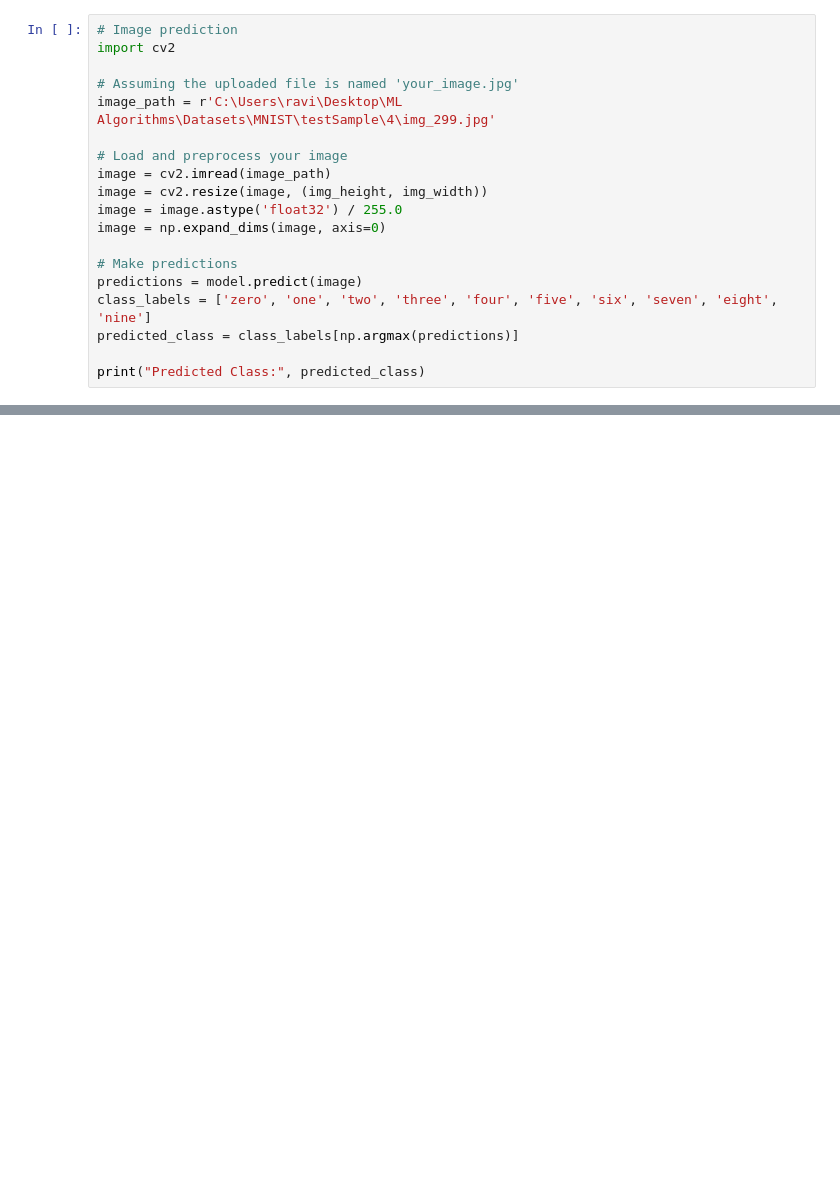
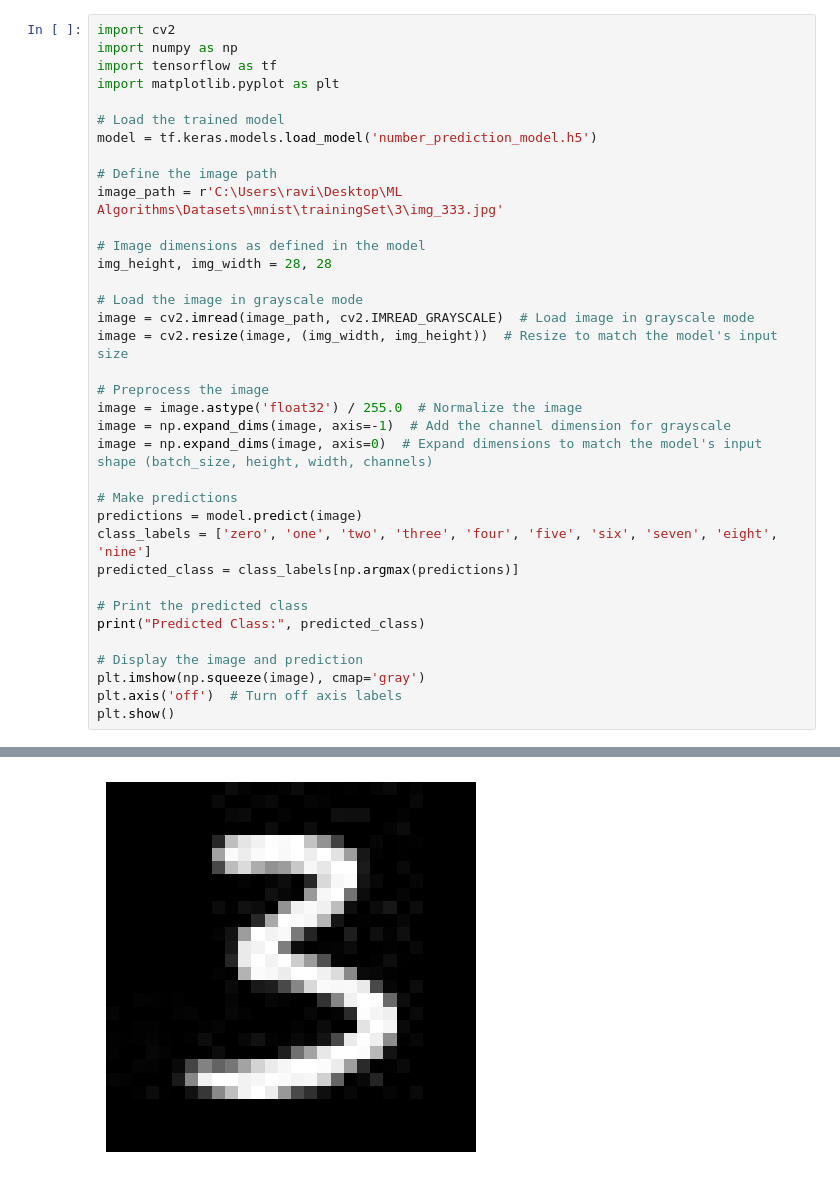
Before and after one commit to ravigitX/ML-Algorithms, a Jupyter notebook: Deep_Learning/CNNcustomized.ipynb, the cells around one changed output, grey strips where cells are left out. Saved outputs shown, nothing was run; the diff lists cells and outputs as text; blank space fills up the shorter version.

```diff
--- a/Deep_Learning/CNNcustomized.ipynb
+++ b/Deep_Learning/CNNcustomized.ipynb
@@ -145,20 +145,37 @@ WARNING:absl:Compiled the loaded model, but the compiled metrics have yet to be
 # %%
-# Image prediction
 import cv2
+import numpy as np
+import tensorflow as tf
+import matplotlib.pyplot as plt
 
-# Assuming the uploaded file is named 'your_image.jpg'
-image_path = r'C:\Users\ravi\Desktop\ML Algorithms\Datasets\MNIST\testSample\4\img_299.jpg'
+# Load the trained model
+model = tf.keras.models.load_model('number_prediction_model.h5')
 
-# Load and preprocess your image
-image = cv2.imread(image_path)
-image = cv2.resize(image, (img_height, img_width))
-image = image.astype('float32') / 255.0
-image = np.expand_dims(image, axis=0)
+# Define the image path
+image_path = r'C:\Users\ravi\Desktop\ML Algorithms\Datasets\mnist\trainingSet\3\img_333.jpg'
+
+# Image dimensions as defined in the model
+img_height, img_width = 28, 28
+
+# Load the image in grayscale mode
+image = cv2.imread(image_path, cv2.IMREAD_GRAYSCALE)  # Load image in grayscale mode
+image = cv2.resize(image, (img_width, img_height))  # Resize to match the model's input size
+
+# Preprocess the image
+image = image.astype('float32') / 255.0  # Normalize the image
+image = np.expand_dims(image, axis=-1)  # Add the channel dimension for grayscale
+image = np.expand_dims(image, axis=0)  # Expand dimensions to match the model's input shape (batch_size, height, width, channels)
 
 # Make predictions
 predictions = model.predict(image)
 class_labels = ['zero', 'one', 'two', 'three', 'four', 'five', 'six', 'seven', 'eight', 'nine']
 predicted_class = class_labels[np.argmax(predictions)]
 
+# Print the predicted class
 print("Predicted Class:", predicted_class)
+
+# Display the image and prediction
+plt.imshow(np.squeeze(image), cmap='gray')
+plt.axis('off')  # Turn off axis labels
+plt.show()
 # %% [output]
@@ -169,3 +185,4 @@ Predicted Class: four
+[figure, added]
 # %%
 import matplotlib.pyplot as plt
 # Step 5: Plot accuracy and loss
```
Also changed, not shown: parts of 3 cells of this notebook.
